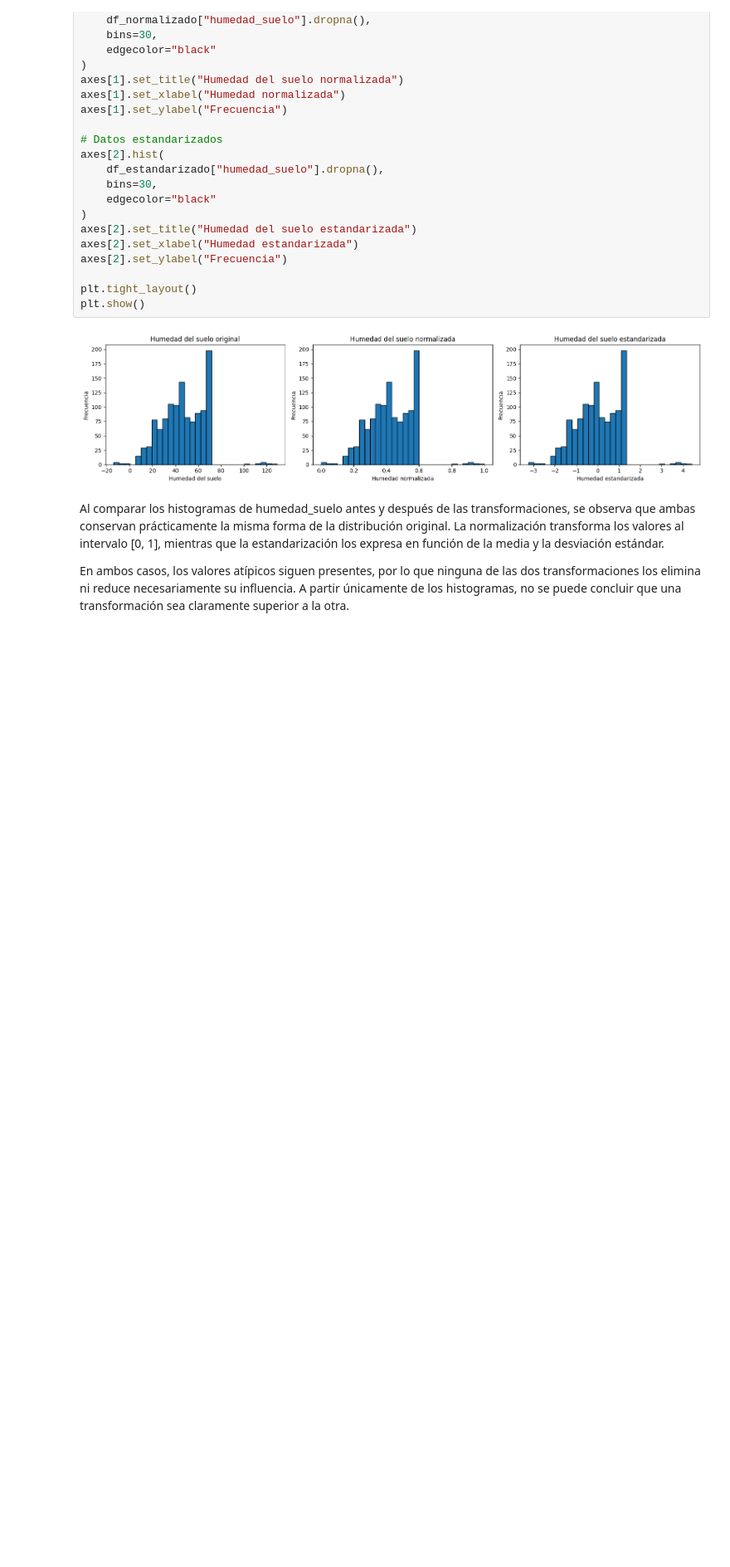
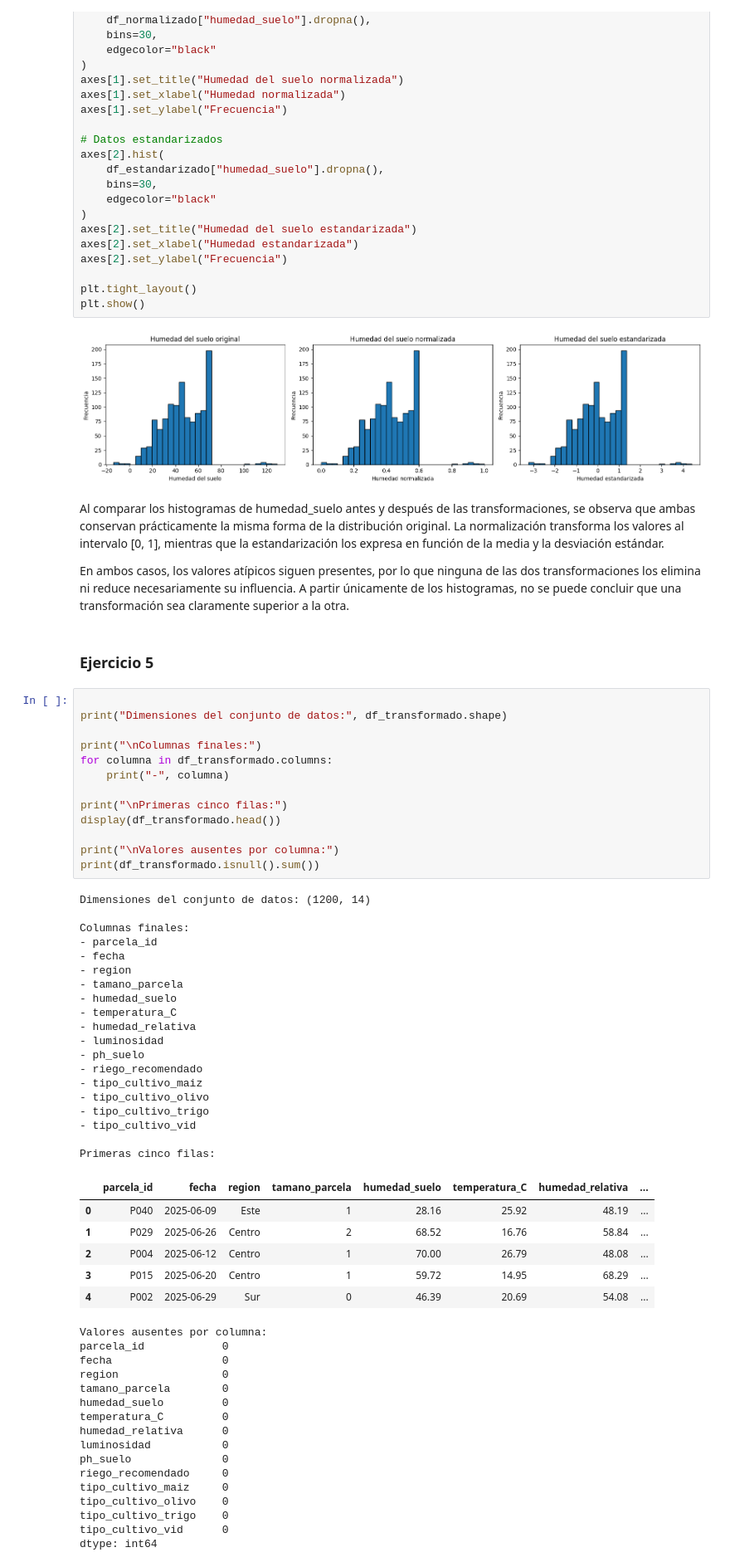
Before and after one commit to MarioGuti24/Proyecto1_Percepcion_Computacional, a Jupyter notebook: Practica Grupal/P1_HugoFernandez_FernandoViolero_MarioGutierrez.ipynb, the cells around one changed output. Shown at 83% size. Cells and saved outputs as stored; diff of their text form; blank space fills up the shorter version.

```diff
--- a/Practica Grupal/P1_HugoFernandez_FernandoViolero_MarioGutierrez.ipynb
+++ b/Practica Grupal/P1_HugoFernandez_FernandoViolero_MarioGutierrez.ipynb
@@ -632,3 +632,60 @@ plt.show()
 Al comparar los histogramas de humedad_suelo antes y después de las transformaciones, se observa que ambas conservan prácticamente la misma forma de la distribución original. La normalización transforma los valores al intervalo [0, 1], mientras que la estandarización los expresa en función de la media y la desviación estándar.
 
 En ambos casos, los valores atípicos siguen presentes, por lo que ninguna de las dos transformaciones los elimina ni reduce necesariamente su influencia. A partir únicamente de los histogramas, no se puede concluir que una transformación sea claramente superior a la otra.
+# %% [markdown]
+### Ejercicio 5
+# %%
+
+print("Dimensiones del conjunto de datos:", df_transformado.shape)
+
+print("\nColumnas finales:")
+for columna in df_transformado.columns:
+    print("-", columna)
+
+print("\nPrimeras cinco filas:")
+display(df_transformado.head())
+
+print("\nValores ausentes por columna:")
+print(df_transformado.isnull().sum())
+# %% [output]
+Dimensiones del conjunto de datos: (1200, 14)
+
+Columnas finales:
+- parcela_id
+- fecha
+- region
+- tamano_parcela
+- humedad_suelo
+- temperatura_C
+- humedad_relativa
+- luminosidad
+- ph_suelo
+- riego_recomendado
+- tipo_cultivo_maiz
+- tipo_cultivo_olivo
+- tipo_cultivo_trigo
+- tipo_cultivo_vid
+
+Primeras cinco filas:
+|  | parcela_id | fecha | region | tamano_parcela | humedad_suelo | temperatura_C | humedad_relativa | ... |
+| 0 | P040 | 2025-06-09 | Este | 1 | 28.16 | 25.92 | 48.19 | ... |
+| 1 | P029 | 2025-06-26 | Centro | 2 | 68.52 | 16.76 | 58.84 | ... |
+| 2 | P004 | 2025-06-12 | Centro | 1 | 70.00 | 26.79 | 48.08 | ... |
+| 3 | P015 | 2025-06-20 | Centro | 1 | 59.72 | 14.95 | 68.29 | ... |
+| 4 | P002 | 2025-06-29 | Sur | 0 | 46.39 | 20.69 | 54.08 | ... |
+Valores ausentes por columna:
+parcela_id            0
+fecha                 0
+region                0
+tamano_parcela        0
+humedad_suelo         0
+temperatura_C         0
+humedad_relativa      0
+luminosidad           0
+ph_suelo              0
+riego_recomendado     0
+tipo_cultivo_maiz     0
+tipo_cultivo_olivo    0
+tipo_cultivo_trigo    0
+tipo_cultivo_vid      0
+dtype: int64
```
Also changed, not shown: parts of 1 cell of this notebook.
